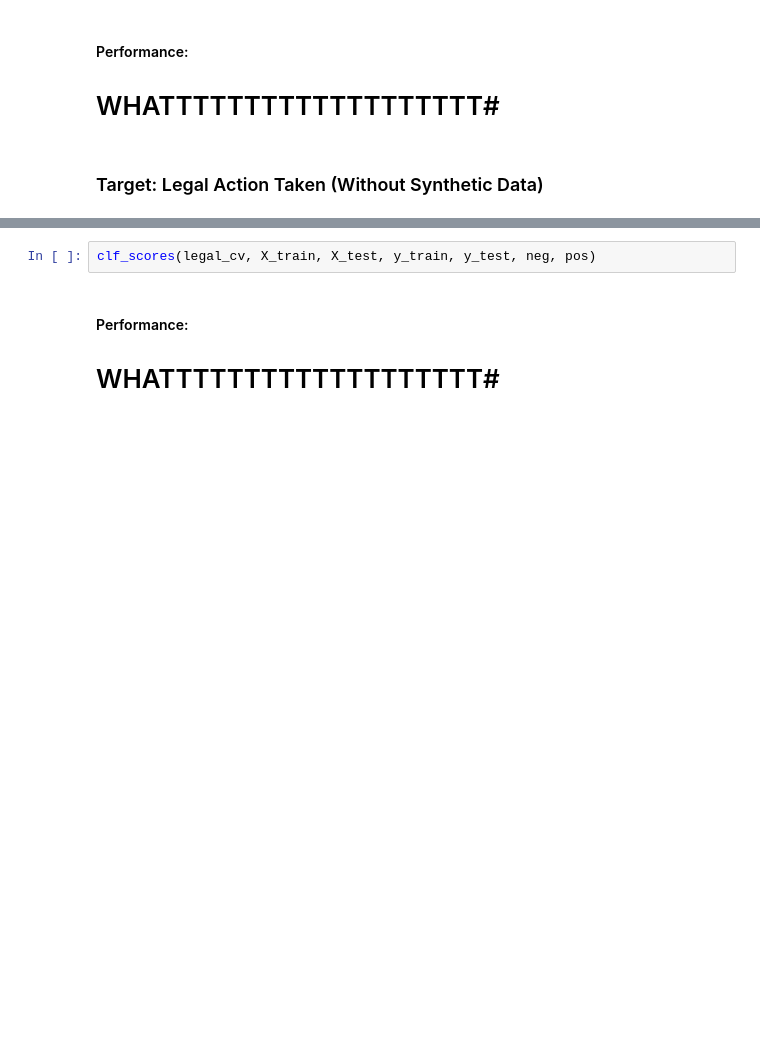
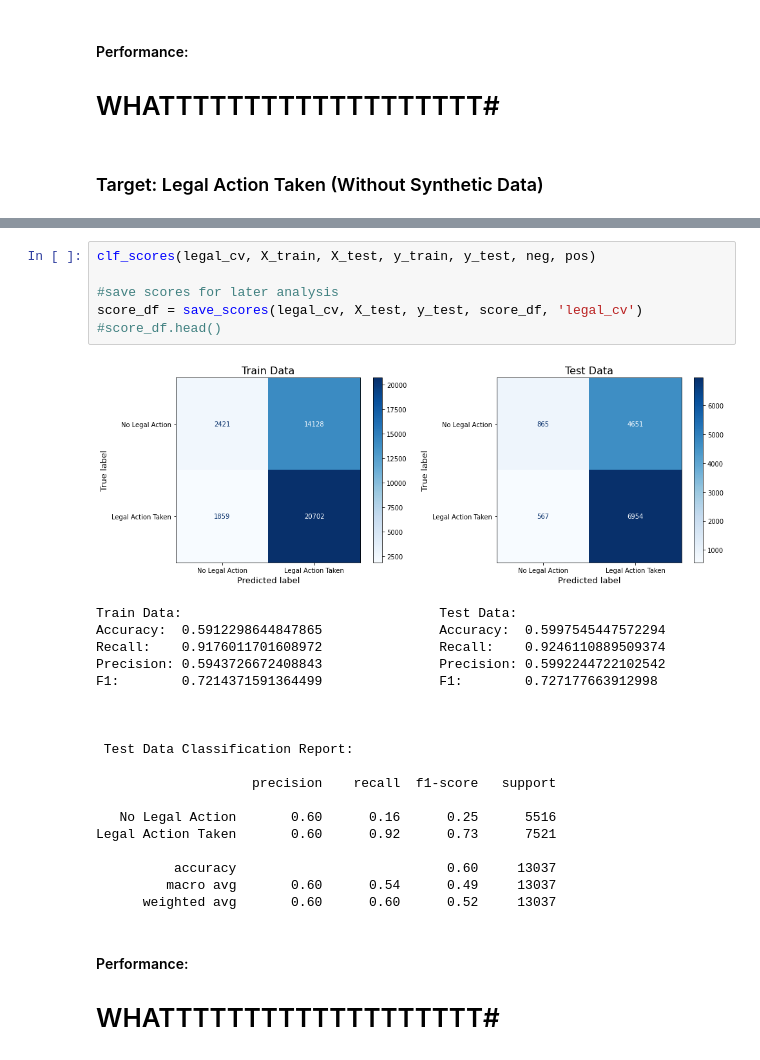
Before and after one commit to shadel96/Terry_Stops_Analysis, a Jupyter notebook: nb_3-new_features_and_targets.ipynb, the cells around one changed output, grey strips where cells are left out. Cells and saved outputs as stored; diff of their text form; blank space fills up the shorter version.

```diff
--- a/nb_3-new_features_and_targets.ipynb
+++ b/nb_3-new_features_and_targets.ipynb
@@ -165,5 +292,29 @@ legal_cv.best_params_
 # %%
 clf_scores(legal_cv, X_train, X_test, y_train, y_test, neg, pos)
+
+#save scores for later analysis
+score_df = save_scores(legal_cv, X_test, y_test, score_df, 'legal_cv')
+#score_df.head()
+# %% [output]
+[figure, added]
+Train Data:                                 Test Data:
+Accuracy:  0.5912298644847865               Accuracy:  0.5997545447572294
+Recall:    0.9176011701608972               Recall:    0.9246110889509374
+Precision: 0.5943726672408843               Precision: 0.5992244722102542
+F1:        0.7214371591364499               F1:        0.727177663912998
+
+
+
+ Test Data Classification Report:
+
+                    precision    recall  f1-score   support
+
+   No Legal Action       0.60      0.16      0.25      5516
+Legal Action Taken       0.60      0.92      0.73      7521
+
+          accuracy                           0.60     13037
+         macro avg       0.60      0.54      0.49     13037
+      weighted avg       0.60      0.60      0.52     13037
 # %% [markdown]
 #### Performance:
 # WHATTTTTTTTTTTTTTTTTTT#
```
Also changed, not shown: parts of 32 cells of this notebook, 2 other files.
